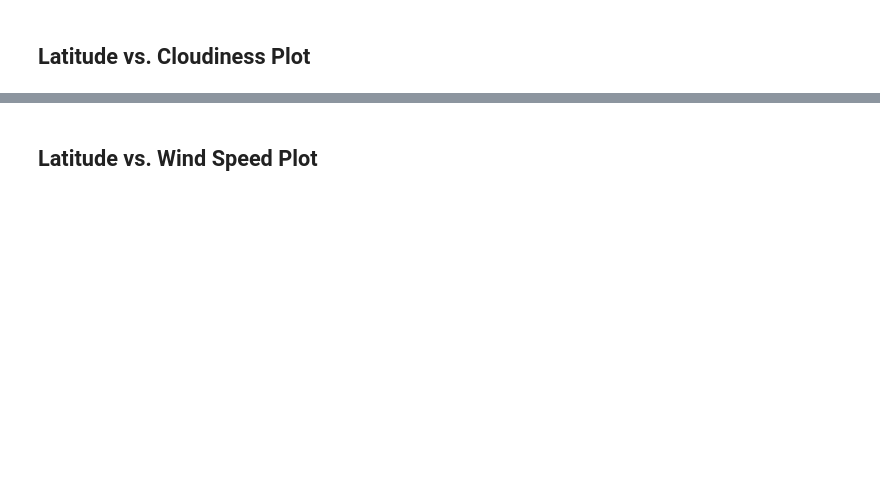
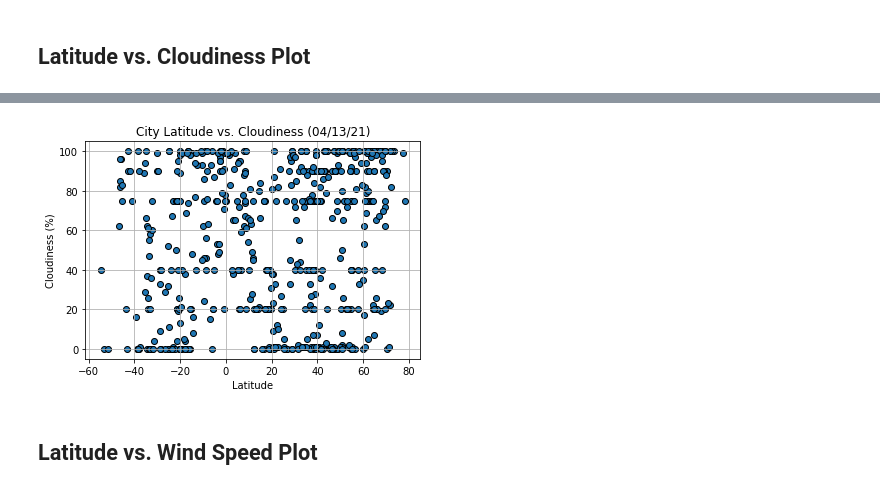
Before and after one commit to SyFlores/python-api-challenge, a Jupyter notebook: WeatherPy/WeatherPy.ipynb, the cells around one changed output, grey strips where cells are left out. Saved outputs shown, nothing was run; the diff lists cells and outputs as text; code cells hidden in the pictures; blank space fills up the shorter version.

```diff
--- a/WeatherPy/WeatherPy.ipynb
+++ b/WeatherPy/WeatherPy.ipynb
@@ -205,2 +217,11 @@ clean_weather_df.describe()
+# %%
+plt.scatter(clean_weather_df["Lat"], clean_weather_df["Cloudiness"], edgecolors = "black")
+plt.title("City Latitude vs. Cloudiness (04/13/21)")
+plt.xlabel("Latitude")
+plt.ylabel("Cloudiness (%)")
+plt.grid()
+plt.show();
+# %% [output]
+[figure, added]
 # %% [markdown]
 ## Latitude vs. Wind Speed Plot
```
Also changed, not shown: parts of 15 cells of this notebook, 1 other file.
